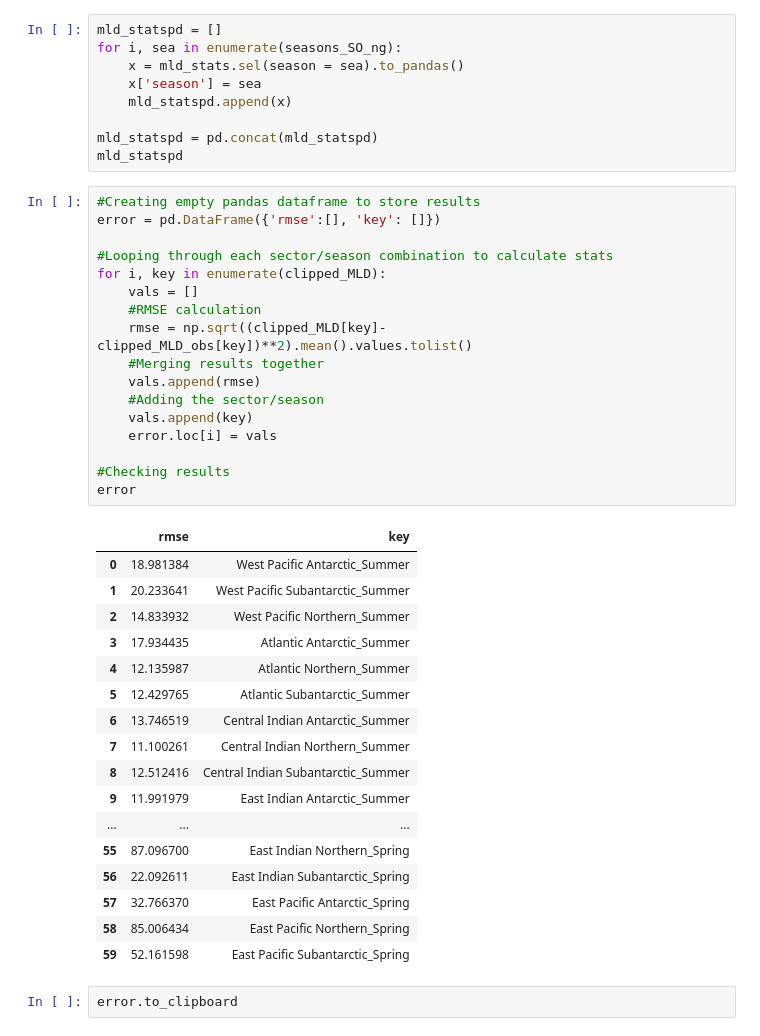
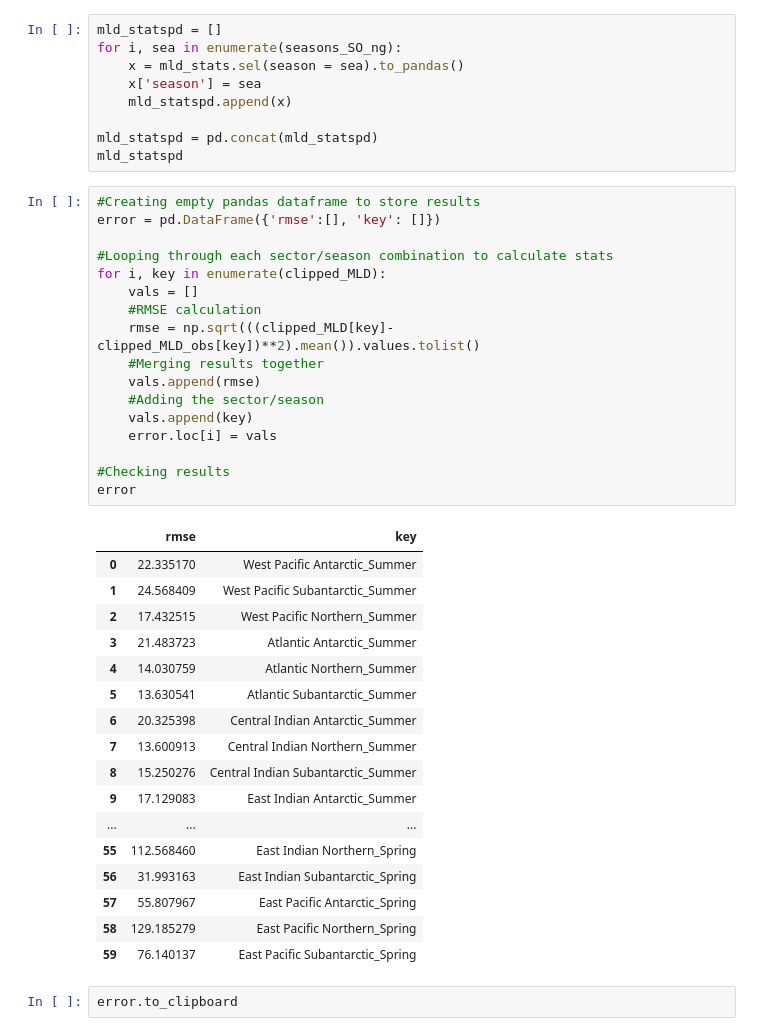
Before and after one commit to lidefi87/ACCESS-OM2-01_EcologicallyRelevantVariables, a Jupyter notebook: Scripts/MixedLayerDepth.ipynb, the cells around one changed output. Cells and saved outputs as stored; diff of their text form.

Commit message:
Correcting RMSE calculations

```diff
--- a/Scripts/MixedLayerDepth.ipynb
+++ b/Scripts/MixedLayerDepth.ipynb
@@ -842,38 +842,38 @@ mld_statspd
 # %%
 #Creating empty pandas dataframe to store results
 error = pd.DataFrame({'rmse':[], 'key': []})
 
 #Looping through each sector/season combination to calculate stats
 for i, key in enumerate(clipped_MLD):
     vals = []
     #RMSE calculation
-    rmse = np.sqrt((clipped_MLD[key]-clipped_MLD_obs[key])**2).mean().values.tolist()
+    rmse = np.sqrt(((clipped_MLD[key]-clipped_MLD_obs[key])**2).mean()).values.tolist()
     #Merging results together
     vals.append(rmse)
     #Adding the sector/season
     vals.append(key)
     error.loc[i] = vals
 
 #Checking results
 error
 # %% [output]
 |  | rmse | key |
-| 0 | 18.981384 | West Pacific Antarctic_Summer |
-| 1 | 20.233641 | West Pacific Subantarctic_Summer |
-| 2 | 14.833932 | West Pacific Northern_Summer |
-| 3 | 17.934435 | Atlantic Antarctic_Summer |
-| 4 | 12.135987 | Atlantic Northern_Summer |
-| 5 | 12.429765 | Atlantic Subantarctic_Summer |
-| 6 | 13.746519 | Central Indian Antarctic_Summer |
-| 7 | 11.100261 | Central Indian Northern_Summer |
-| 8 | 12.512416 | Central Indian Subantarctic_Summer |
-| 9 | 11.991979 | East Indian Antarctic_Summer |
+| 0 | 22.335170 | West Pacific Antarctic_Summer |
+| 1 | 24.568409 | West Pacific Subantarctic_Summer |
+| 2 | 17.432515 | West Pacific Northern_Summer |
+| 3 | 21.483723 | Atlantic Antarctic_Summer |
+| 4 | 14.030759 | Atlantic Northern_Summer |
+| 5 | 13.630541 | Atlantic Subantarctic_Summer |
+| 6 | 20.325398 | Central Indian Antarctic_Summer |
+| 7 | 13.600913 | Central Indian Northern_Summer |
+| 8 | 15.250276 | Central Indian Subantarctic_Summer |
+| 9 | 17.129083 | East Indian Antarctic_Summer |
 | ... | ... | ... |
-| 55 | 87.096700 | East Indian Northern_Spring |
-| 56 | 22.092611 | East Indian Subantarctic_Spring |
-| 57 | 32.766370 | East Pacific Antarctic_Spring |
-| 58 | 85.006434 | East Pacific Northern_Spring |
-| 59 | 52.161598 | East Pacific Subantarctic_Spring |
+| 55 | 112.568460 | East Indian Northern_Spring |
+| 56 | 31.993163 | East Indian Subantarctic_Spring |
+| 57 | 55.807967 | East Pacific Antarctic_Spring |
+| 58 | 129.185279 | East Pacific Northern_Spring |
+| 59 | 76.140137 | East Pacific Subantarctic_Spring |
 # %%
 error.to_clipboard
 # %% [output]
```
